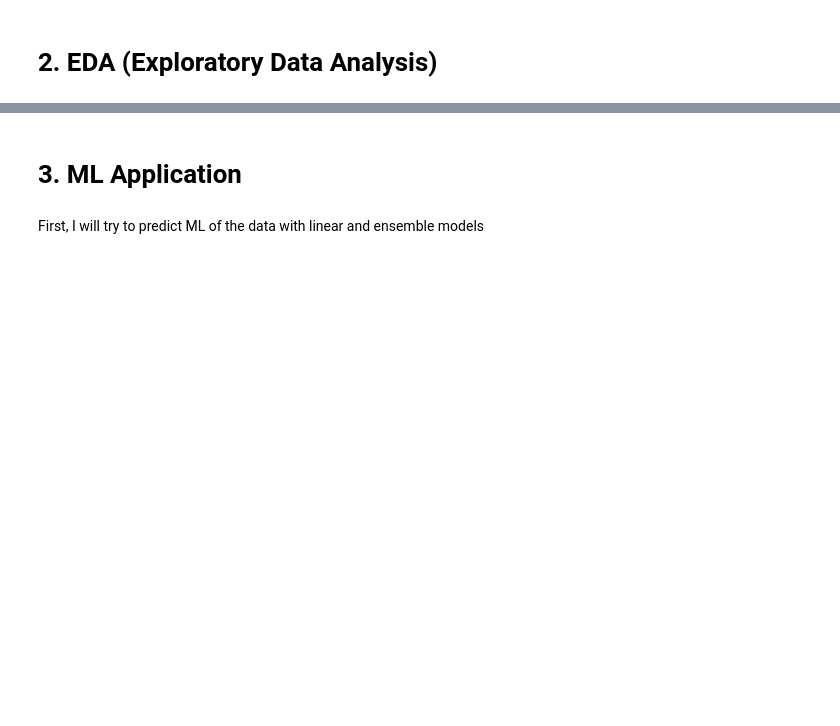
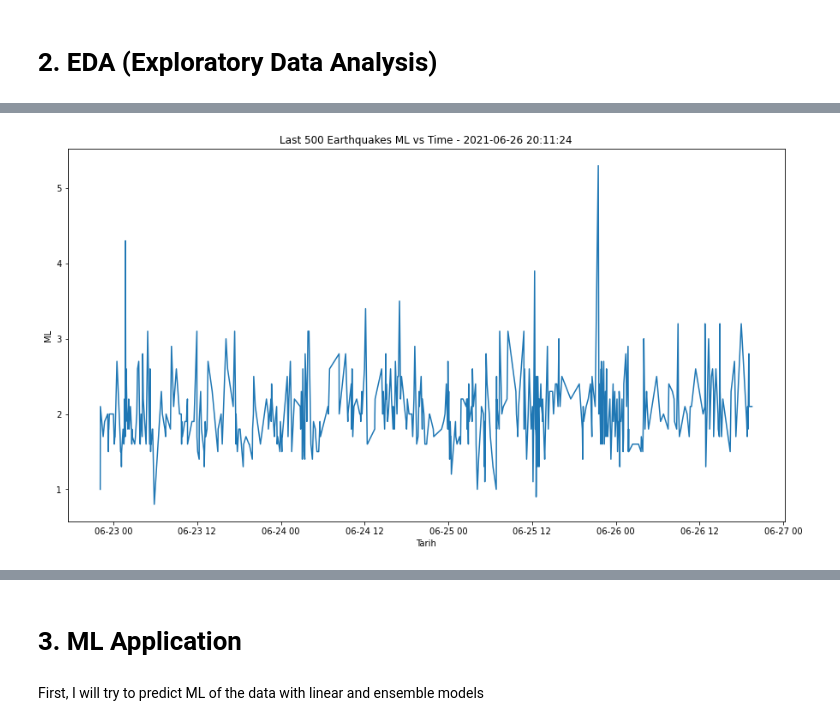
Before and after one commit to yudumpacin/Earthquakes-in-Turkey, a Jupyter notebook: Kandilli_Earthquake.ipynb, the cells around one changed output, grey strips where cells are left out. Saved outputs shown, nothing was run; the diff lists cells and outputs as text; code cells hidden in the pictures; blank space fills up the shorter version.

```diff
--- a/Kandilli_Earthquake.ipynb
+++ b/Kandilli_Earthquake.ipynb
@@ -273,0 +282,9 @@ map_clusters
+# %%
+plt.figure(figsize=(15,8))
+plt.plot(df['TarihSaat'], df['ML'])
+plt.xlabel('Tarih')
+plt.ylabel('ML')
+plt.title(f'Last 500 Earthquakes ML vs Time - {last_modified_time}')
+plt.show()
+# %% [output]
+[figure, added]
```
Also changed, not shown: parts of 69 cells of this notebook.
